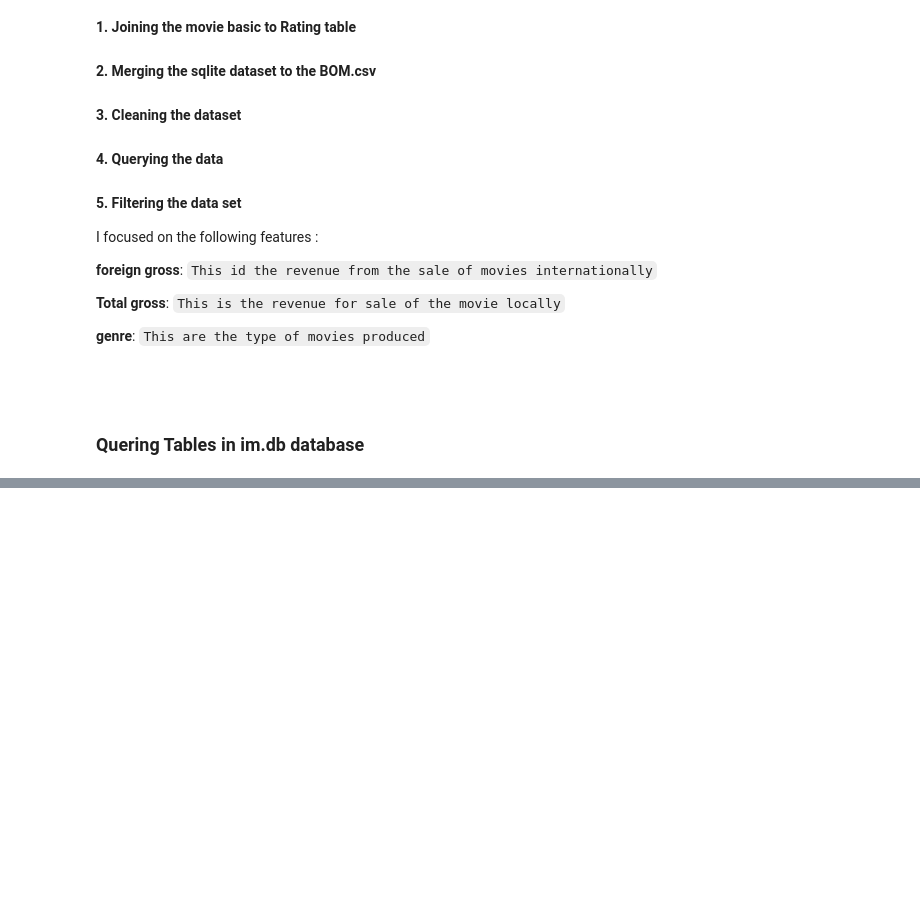
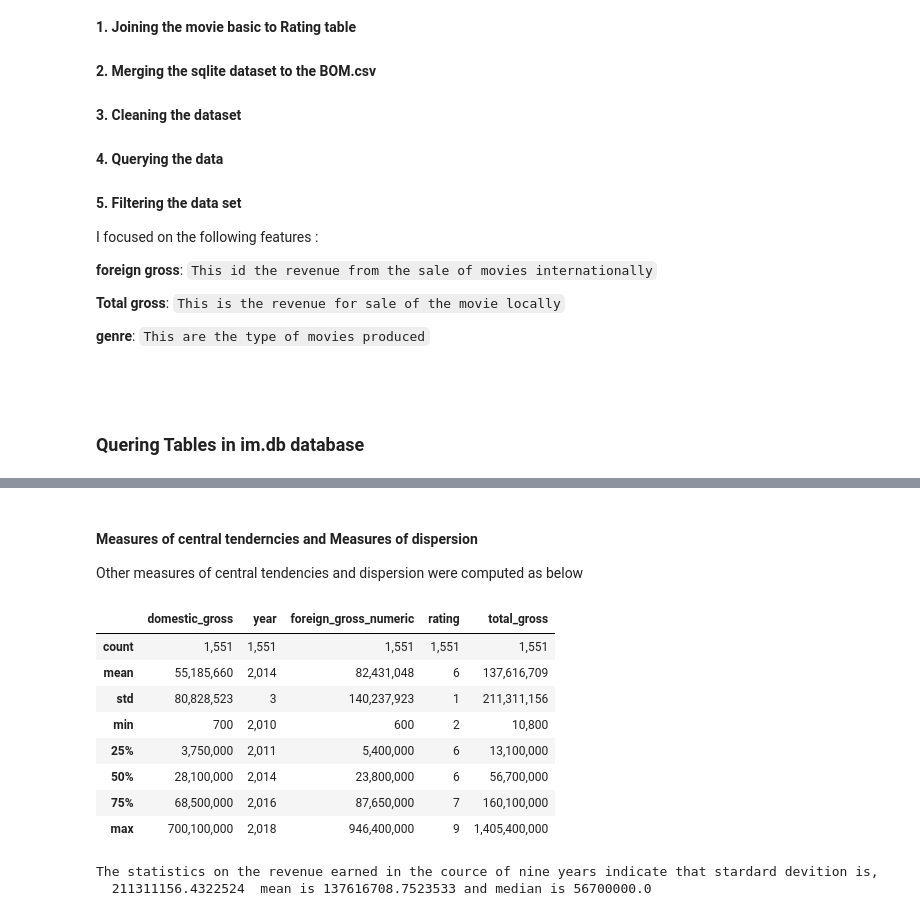
Before and after one commit to Giwanji/phase1project, a Jupyter notebook: firstproject.ipynb, the cells around one changed output, grey strips where cells are left out. Saved outputs shown, nothing was run; the diff lists cells and outputs as text; code cells hidden in the pictures; blank space fills up the shorter version.

```diff
--- a/firstproject.ipynb
+++ b/firstproject.ipynb
@@ -128,0 +290,22 @@ movie_ratings = pd.read_sql(table_query_movie_ratings, conn)
+# %% [markdown]
+#### Measures of central tenderncies and Measures of dispersion
+Other measures of central tendencies and dispersion were computed as below
+# %%
+#  Using describe method to get the statistics for measures of central tendencies and dispersion
+merged_movies.describe()
+# %% [output]
+|  | domestic_gross | year | foreign_gross_numeric | rating | total_gross |
+| count | 1,551 | 1,551 | 1,551 | 1,551 | 1,551 |
+| mean | 55,185,660 | 2,014 | 82,431,048 | 6 | 137,616,709 |
+| std | 80,828,523 | 3 | 140,237,923 | 1 | 211,311,156 |
+| min | 700 | 2,010 | 600 | 2 | 10,800 |
+| 25% | 3,750,000 | 2,011 | 5,400,000 | 6 | 13,100,000 |
+| 50% | 28,100,000 | 2,014 | 23,800,000 | 6 | 56,700,000 |
+| 75% | 68,500,000 | 2,016 | 87,650,000 | 7 | 160,100,000 |
+| max | 700,100,000 | 2,018 | 946,400,000 | 9 | 1,405,400,000 |
+# %%
+print("The statistics on the revenue earned in the cource of nine years indicate that stardard devition is, \n ",
+merged_movies['total_gross'].std(), " mean is", merged_movies['total_gross'].mean(), "and median is", merged_movies['total_gross'].median())
+# %% [output]
+The statistics on the revenue earned in the cource of nine years indicate that stardard devition is,
+  211311156.4322524  mean is 137616708.7523533 and median is 56700000.0
```
Also changed, not shown: parts of 25 cells of this notebook.
